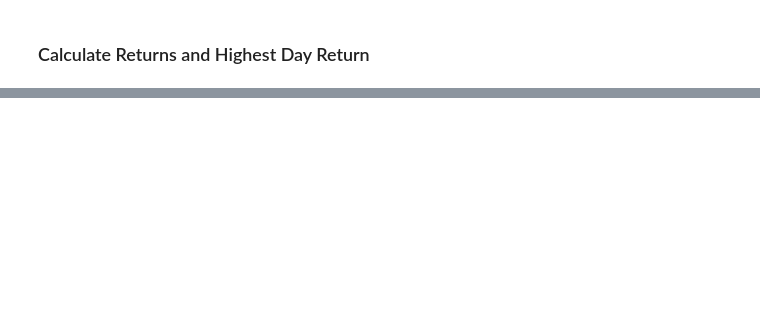
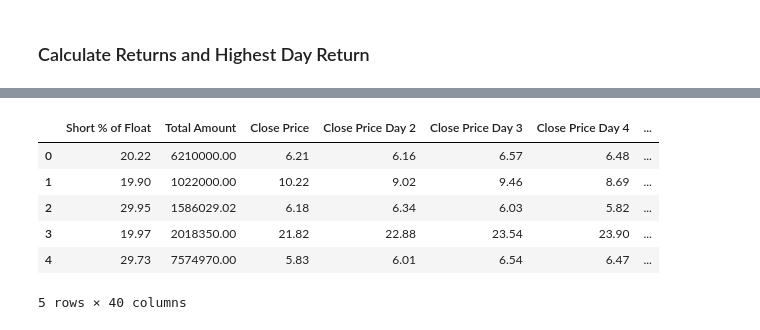
Before and after one commit to regulolanz/Pedro-Short-Squeeze-Predictor, a Jupyter notebook: Pedro.ipynb, the cells around one changed output, grey strips where cells are left out. Cells and saved outputs as stored; diff of their text form; code cells hidden in the pictures; blank space fills up the shorter version.

```diff
--- a/Pedro.ipynb
+++ b/Pedro.ipynb
@@ -151,0 +247,14 @@ transposed_df
+# %%
+# Add the numerical variables from the original DataFrame to the one-hot encoding DataFrame
+encoded_df = pd.concat([merged_df.select_dtypes(["int64", "float64"]), encoded_df], axis=1)
+
+# Review the DataFrame
+encoded_df.head()
+# %% [output]
+|  | Short % of Float | Total Amount | Close Price | Close Price Day 2 | Close Price Day 3 | Close Price Day 4 | ... |
+| 0 | 20.22 | 6210000.00 | 6.21 | 6.16 | 6.57 | 6.48 | ... |
+| 1 | 19.90 | 1022000.00 | 10.22 | 9.02 | 9.46 | 8.69 | ... |
+| 2 | 29.95 | 1586029.02 | 6.18 | 6.34 | 6.03 | 5.82 | ... |
+| 3 | 19.97 | 2018350.00 | 21.82 | 22.88 | 23.54 | 23.90 | ... |
+| 4 | 29.73 | 7574970.00 | 5.83 | 6.01 | 6.54 | 6.47 | ... |
+5 rows × 40 columns
```
Also changed, not shown: parts of 16 cells of this notebook.
